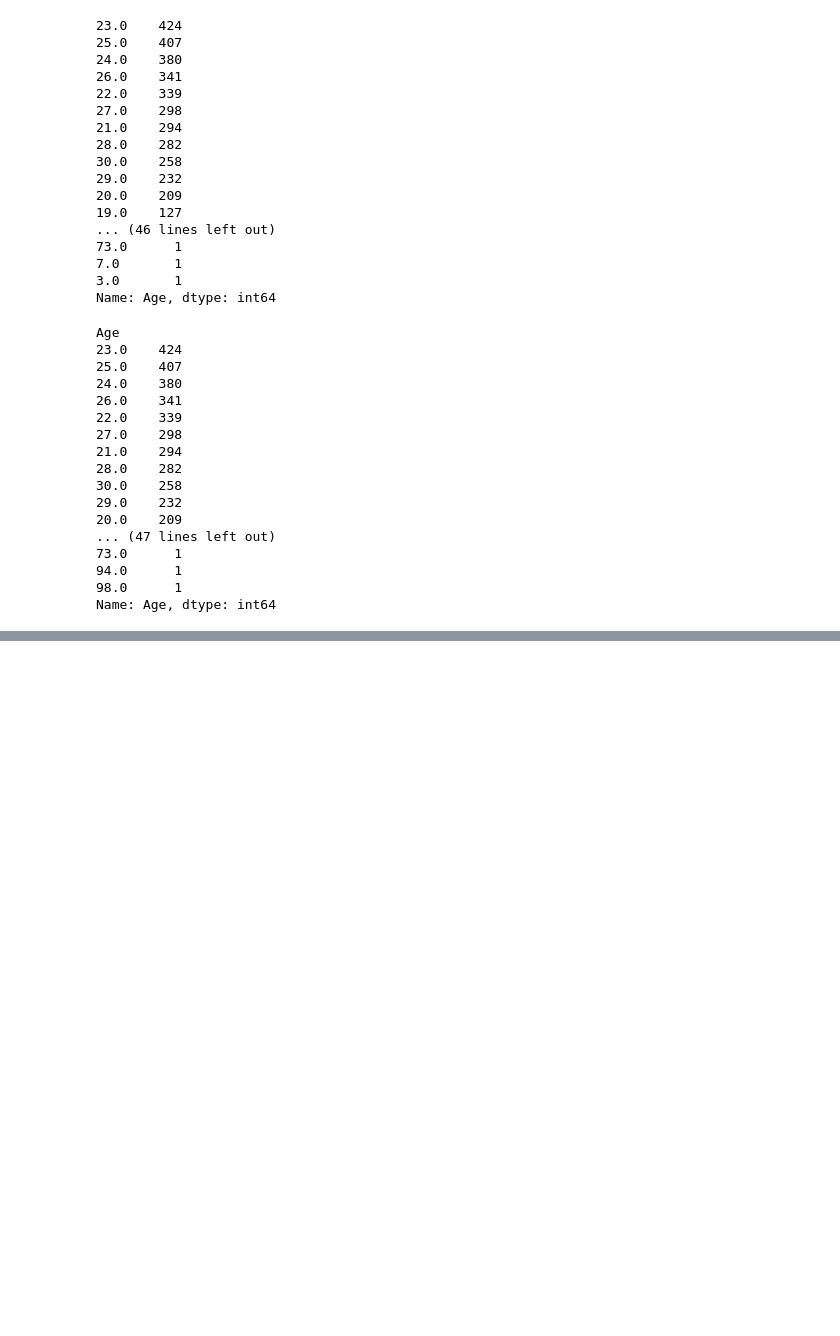
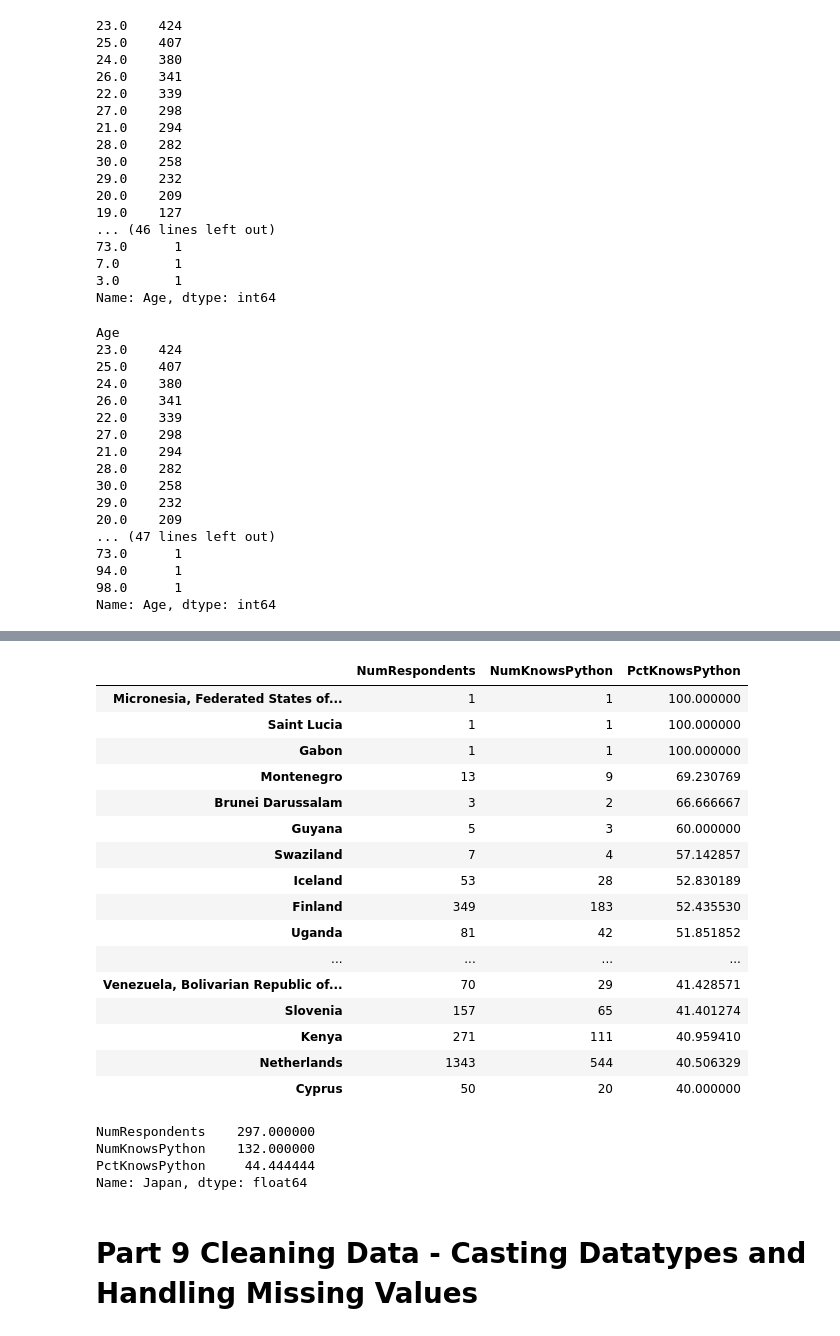
Before and after one commit to manuelrobert/Data-Analysis-Corey-Schafer, a Jupyter notebook: Pandas Demo.ipynb, the cells around one changed output, grey strips where cells are left out. Saved outputs shown, nothing was run; the diff lists cells and outputs as text; code cells hidden in the pictures; blank space fills up the shorter version.

```diff
--- a/Pandas Demo.ipynb
+++ b/Pandas Demo.ipynb
@@ -1523,0 +1605,3 @@ Name: Age, dtype: int64
+# %%
+python_df = pd.concat([country_respondents, country_uses_python], axis='columns', sort=False)
+python_df
@@ -1523,0 +1622,2 @@ Name: Age, dtype: int64
+# %%
+python_df.rename(columns = {'Country':'NumRespondents', 'LanguageWorkedWith':'NumKnowsPython'}, inplace=True)
@@ -1523,0 +1640,3 @@ Name: Age, dtype: int64
+# %%
+python_df['PctKnowsPython'] = (python_df['NumKnowsPython']/python_df['NumRespondents']) * 100
+python_df
@@ -1523,0 +1657,2 @@ Name: Age, dtype: int64
+# %%
+python_df.sort_values(by='PctKnowsPython', ascending=False, inplace=True)
@@ -1523,0 +1675,29 @@ Name: Age, dtype: int64
+# %%
+python_df.head(50)
+# %% [output]
+|  | NumRespondents | NumKnowsPython | PctKnowsPython |
+| Micronesia, Federated States of... | 1 | 1 | 100.000000 |
+| Saint Lucia | 1 | 1 | 100.000000 |
+| Gabon | 1 | 1 | 100.000000 |
+| Montenegro | 13 | 9 | 69.230769 |
+| Brunei Darussalam | 3 | 2 | 66.666667 |
+| Guyana | 5 | 3 | 60.000000 |
+| Swaziland | 7 | 4 | 57.142857 |
+| Iceland | 53 | 28 | 52.830189 |
+| Finland | 349 | 183 | 52.435530 |
+| Uganda | 81 | 42 | 51.851852 |
+| ... | ... | ... | ... |
+| Venezuela, Bolivarian Republic of... | 70 | 29 | 41.428571 |
+| Slovenia | 157 | 65 | 41.401274 |
+| Kenya | 271 | 111 | 40.959410 |
+| Netherlands | 1343 | 544 | 40.506329 |
+| Cyprus | 50 | 20 | 40.000000 |
+# %%
+python_df.loc['Japan']
+# %% [output]
+NumRespondents    297.000000
+NumKnowsPython    132.000000
+PctKnowsPython     44.444444
+Name: Japan, dtype: float64
+# %% [markdown]
+# Part 9 Cleaning Data - Casting Datatypes and Handling Missing Values
```
Also changed, not shown: parts of 44 cells of this notebook, 2 other files.
